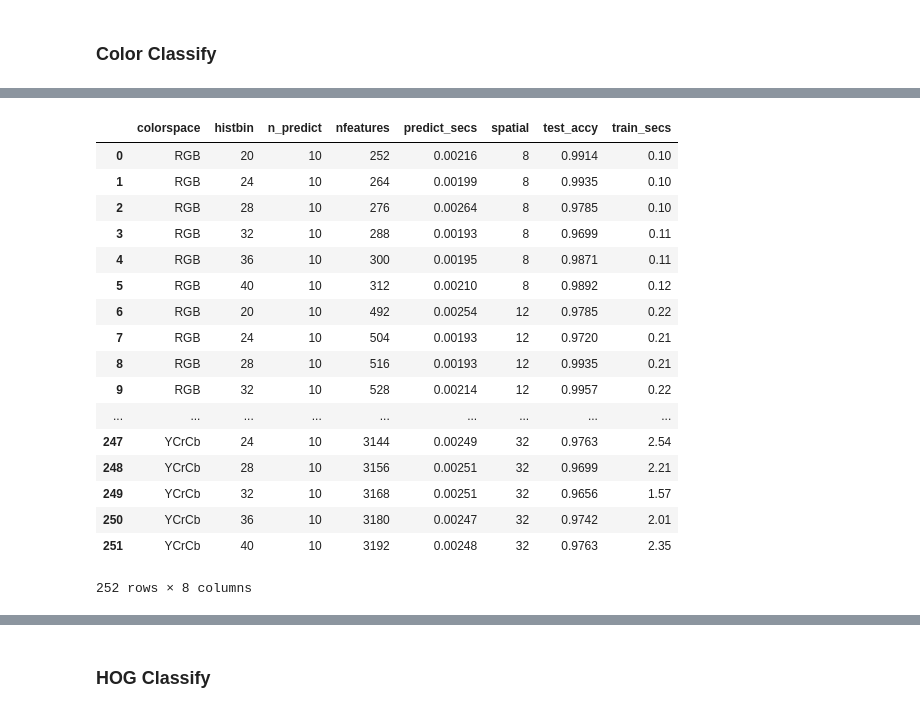
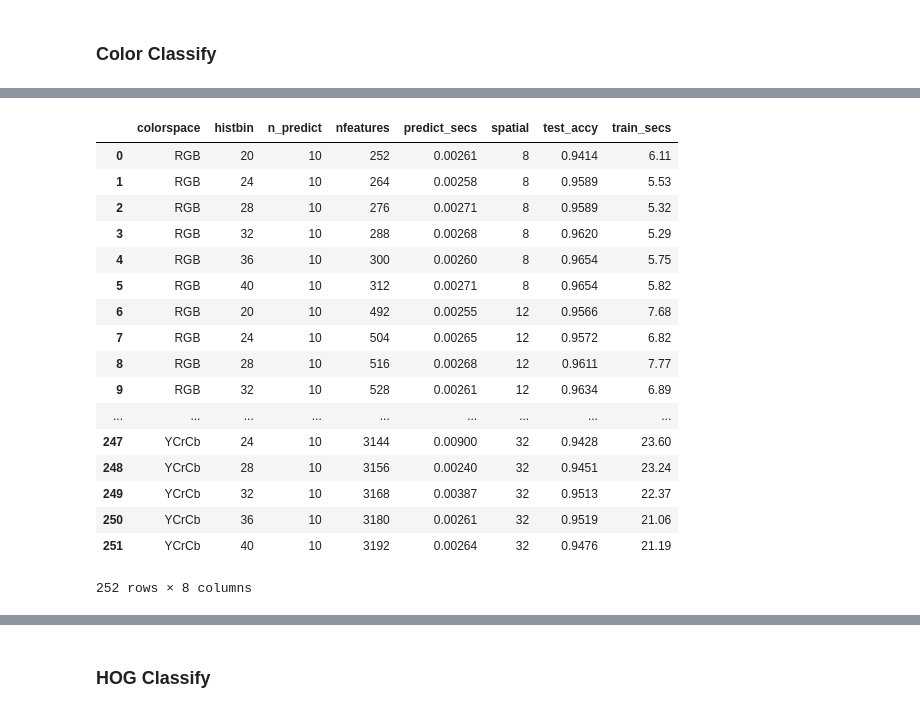
Before and after one commit to johnybang/CarND-Vehicle-Detection, a Jupyter notebook: lessons/Lessons-VehicleDetectionAndTracking.ipynb, the cells around one changed output, grey strips where cells are left out. Cells and saved outputs as stored; diff of their text form; code cells hidden in the pictures.

```diff
--- a/lessons/Lessons-VehicleDetectionAndTracking.ipynb
+++ b/lessons/Lessons-VehicleDetectionAndTracking.ipynb
@@ -113,6 +113,9 @@ def extract_features(imgs, cspace='RGB', spatial_size=(32, 32),
     for file in imgs:
         # Read in each one by one
         image = mpimg.imread(file)
+        if file.endswith('.png'):
+            image = np.uint8(image*255)
+
         # apply color conversion if other than 'RGB'
         if cspace != 'RGB':
             if cspace == 'HSV':
@@ -146,6 +149,9 @@ for image in images:
     else:
         cars.append(image)
 
+cars = glob.glob('../data/vehicles/*/*.png')
+notcars = glob.glob('../data/non-vehicles/*/*.png')
+
 # TODO play with these values to see how your classifier
 # performs under different binning scenarios
 import itertools
@@ -166,42 +172,49 @@ for colorspace, spatial, histbin in params:
     notcar_features = extract_features(notcars, cspace=colorspace, spatial_size=(spatial, spatial),
                                        hist_bins=histbin, hist_range=(0, 256))
 
+    ########## Prepare feature vectors
     # Create an array stack of feature vectors
     X = np.vstack((car_features, notcar_features)).astype(np.float64)
-    # Fit a per-column scaler
-    X_scaler = StandardScaler().fit(X)
-    # Apply the scaler to X
-    scaled_X = X_scaler.transform(X)
 
     # Define the labels vector
     y = np.hstack((np.ones(len(car_features)), np.zeros(len(notcar_features))))
 
+    # Split up data into randomized training and test sets (80/20 split)
+    rand_state = np.random.randint(0, 100)
+    X_train, X_test, y_train, y_test = train_test_split(X, y, test_size=0.2,
+                                                        random_state=rand_state)
 
-    # Split up data into randomized training and test sets
-    rand_state = np.random.randint(0, 100)
-    X_train, X_test, y_train, y_test = train_test_split(
-        scaled_X, y, test_size=0.2, random_state=rand_state)
+    # Fit a per-column scaler
+    # Create a scaler which imposes zero-mean, unit variance on the training set
+    X_scaler = StandardScaler().fit(X_train)
+    # Apply the scaler to X
+    X_train_scaled = X_scaler.transform(X_train)
 
     print('Using spatial binning of:',spatial,
         'and', histbin,'histogram bins')
     print('Feature vector length:', len(X_train[0]))
     entry['nfeatures'] = len(X_train[0])
+
+    ########## Train linear SVM classifier
     # Use a linear SVC
     svc = LinearSVC()
     # Check the training time for the SVC
     t=time.time()
-    svc.fit(X_train, y_train)
+    svc.fit(X_train_scaled, y_train)
     t2 = time.time()
     print(round(t2-t, 2), 'Seconds to train SVC...')
     entry['train_secs'] = round(t2-t, 2)
+
+    ########## Test the classifier
     # Check the score of the SVC
-    entry['test_accy'] = round(svc.score(X_test, y_test), 4)
+    X_test_scaled = X_scaler.transform(X_test)
+    entry['test_accy'] = round(svc.score(X_test_scaled, y_test), 4)
     print('Test Accuracy of SVC = ', entry['test_accy'])
     # Check the prediction time for a single sample
     t=time.time()
     n_predict = 10
     entry['n_predict'] = n_predict
-    print('My SVC predicts: ', svc.predict(X_test[0:n_predict]))
+    print('My SVC predicts: ', svc.predict(X_test_scaled[0:n_predict]))
     print('For these',n_predict, 'labels: ', y_test[0:n_predict])
     t2 = time.time()
     print(round(t2-t, 5), 'Seconds to predict', n_predict,'labels with SVC')
@@ -210,6 +223,7 @@ for colorspace, spatial, histbin in params:
 
     entries.append(entry)
 
+
 color_classify_df = pd.DataFrame(entries)
 color_classify_df
 # %% [output]
@@ -233,20 +247,20 @@ For these 10 labels:  [ 1.  0.  0.  0.  1.  0.  0.  0.  1.  1.]
 |  | colorspace | histbin | n_predict | nfeatures | predict_secs | spatial | test_accy | train_secs |
-| 0 | RGB | 20 | 10 | 252 | 0.00216 | 8 | 0.9914 | 0.10 |
-| 1 | RGB | 24 | 10 | 264 | 0.00199 | 8 | 0.9935 | 0.10 |
-| 2 | RGB | 28 | 10 | 276 | 0.00264 | 8 | 0.9785 | 0.10 |
-| 3 | RGB | 32 | 10 | 288 | 0.00193 | 8 | 0.9699 | 0.11 |
-| 4 | RGB | 36 | 10 | 300 | 0.00195 | 8 | 0.9871 | 0.11 |
-| 5 | RGB | 40 | 10 | 312 | 0.00210 | 8 | 0.9892 | 0.12 |
-| 6 | RGB | 20 | 10 | 492 | 0.00254 | 12 | 0.9785 | 0.22 |
-| 7 | RGB | 24 | 10 | 504 | 0.00193 | 12 | 0.9720 | 0.21 |
-| 8 | RGB | 28 | 10 | 516 | 0.00193 | 12 | 0.9935 | 0.21 |
-| 9 | RGB | 32 | 10 | 528 | 0.00214 | 12 | 0.9957 | 0.22 |
+| 0 | RGB | 20 | 10 | 252 | 0.00261 | 8 | 0.9414 | 6.11 |
+| 1 | RGB | 24 | 10 | 264 | 0.00258 | 8 | 0.9589 | 5.53 |
+| 2 | RGB | 28 | 10 | 276 | 0.00271 | 8 | 0.9589 | 5.32 |
+| 3 | RGB | 32 | 10 | 288 | 0.00268 | 8 | 0.9620 | 5.29 |
+| 4 | RGB | 36 | 10 | 300 | 0.00260 | 8 | 0.9654 | 5.75 |
+| 5 | RGB | 40 | 10 | 312 | 0.00271 | 8 | 0.9654 | 5.82 |
+| 6 | RGB | 20 | 10 | 492 | 0.00255 | 12 | 0.9566 | 7.68 |
+| 7 | RGB | 24 | 10 | 504 | 0.00265 | 12 | 0.9572 | 6.82 |
+| 8 | RGB | 28 | 10 | 516 | 0.00268 | 12 | 0.9611 | 7.77 |
+| 9 | RGB | 32 | 10 | 528 | 0.00261 | 12 | 0.9634 | 6.89 |
 | ... | ... | ... | ... | ... | ... | ... | ... | ... |
-| 247 | YCrCb | 24 | 10 | 3144 | 0.00249 | 32 | 0.9763 | 2.54 |
-| 248 | YCrCb | 28 | 10 | 3156 | 0.00251 | 32 | 0.9699 | 2.21 |
-| 249 | YCrCb | 32 | 10 | 3168 | 0.00251 | 32 | 0.9656 | 1.57 |
-| 250 | YCrCb | 36 | 10 | 3180 | 0.00247 | 32 | 0.9742 | 2.01 |
-| 251 | YCrCb | 40 | 10 | 3192 | 0.00248 | 32 | 0.9763 | 2.35 |
+| 247 | YCrCb | 24 | 10 | 3144 | 0.00900 | 32 | 0.9428 | 23.60 |
+| 248 | YCrCb | 28 | 10 | 3156 | 0.00240 | 32 | 0.9451 | 23.24 |
+| 249 | YCrCb | 32 | 10 | 3168 | 0.00387 | 32 | 0.9513 | 22.37 |
+| 250 | YCrCb | 36 | 10 | 3180 | 0.00261 | 32 | 0.9519 | 21.06 |
+| 251 | YCrCb | 40 | 10 | 3192 | 0.00264 | 32 | 0.9476 | 21.19 |
 252 rows × 8 columns
 # %%
 import tabulate
```
Also changed, not shown: parts of 3 cells of this notebook, 1 other file.
